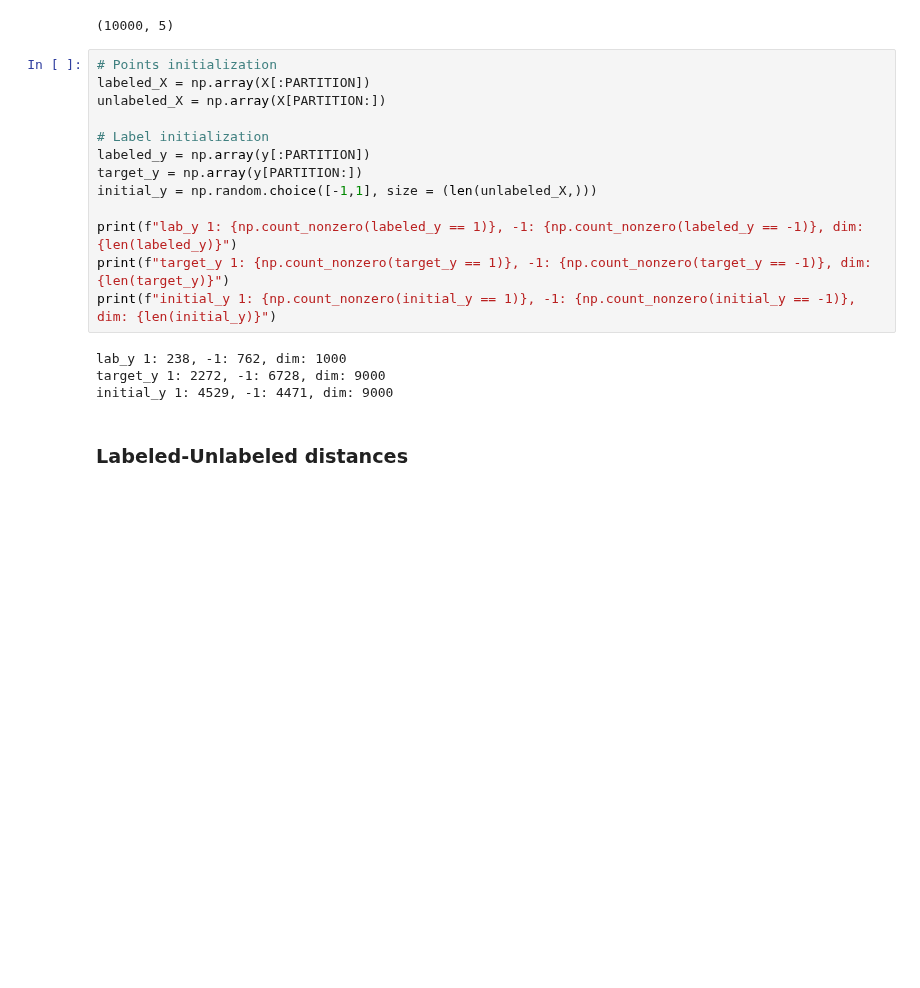
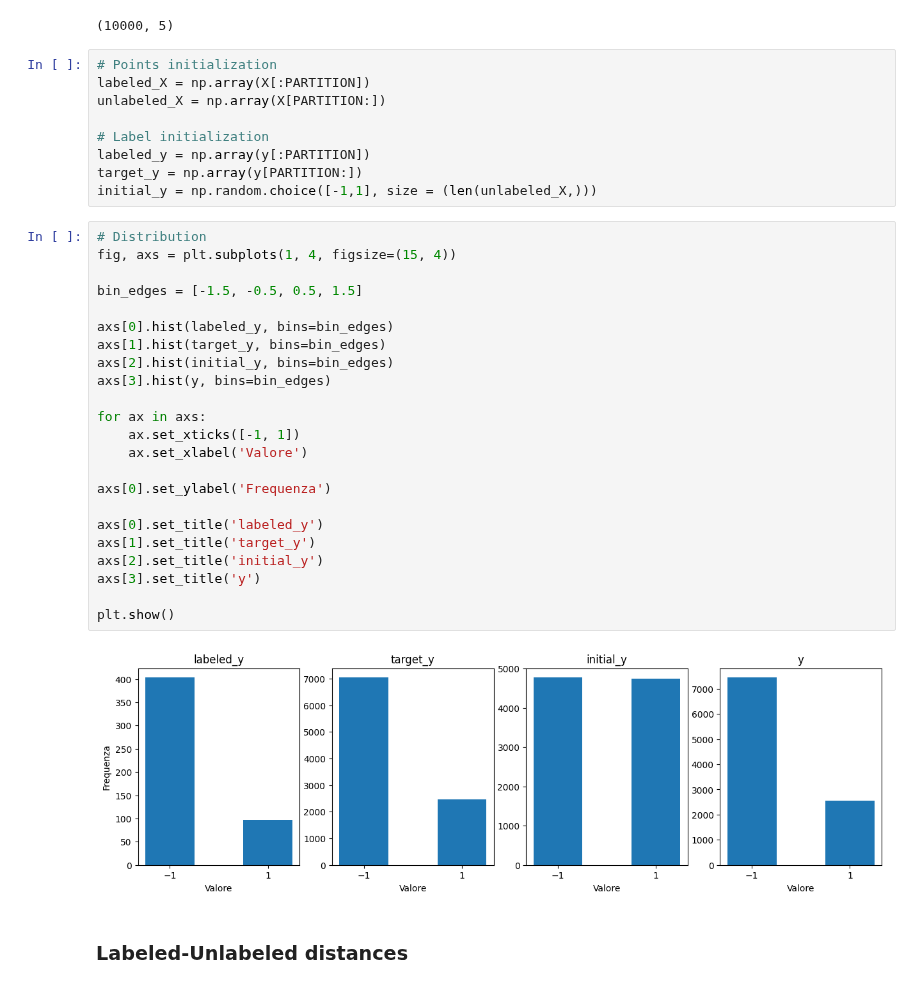
Before and after one commit to RobEngin/Optimization-Gradient-Descent, a Jupyter notebook: Homework1.ipynb, the cells around one changed output. Cells and saved outputs as stored; diff of their text form; blank space fills up the shorter version.

```diff
--- a/Homework1.ipynb
+++ b/Homework1.ipynb
@@ -88,14 +92,31 @@ unlabeled_X = np.array(X[PARTITION:])
 labeled_y = np.array(y[:PARTITION])
 target_y = np.array(y[PARTITION:])
 initial_y = np.random.choice([-1,1], size = (len(unlabeled_X,)))
-
-print(f"lab_y 1: {np.count_nonzero(labeled_y == 1)}, -1: {np.count_nonzero(labeled_y == -1)}, dim: {len(labeled_y)}")
-print(f"target_y 1: {np.count_nonzero(target_y == 1)}, -1: {np.count_nonzero(target_y == -1)}, dim: {len(target_y)}")
-print(f"initial_y 1: {np.count_nonzero(initial_y == 1)}, -1: {np.count_nonzero(initial_y == -1)}, dim: {len(initial_y)}")
-# %% [output]
-lab_y 1: 238, -1: 762, dim: 1000
-target_y 1: 2272, -1: 6728, dim: 9000
-initial_y 1: 4529, -1: 4471, dim: 9000
+# %%
+# Distribution
+fig, axs = plt.subplots(1, 4, figsize=(15, 4))
+
+bin_edges = [-1.5, -0.5, 0.5, 1.5]
+
+axs[0].hist(labeled_y, bins=bin_edges)
+axs[1].hist(target_y, bins=bin_edges)
+axs[2].hist(initial_y, bins=bin_edges)
+axs[3].hist(y, bins=bin_edges)
+
+for ax in axs:
+    ax.set_xticks([-1, 1])
+    ax.set_xlabel('Valore')
+
+axs[0].set_ylabel('Frequenza')
+
+axs[0].set_title('labeled_y')
+axs[1].set_title('target_y')
+axs[2].set_title('initial_y')
+axs[3].set_title('y')
+
+plt.show()
+# %% [output]
+[figure, added]
 # %% [markdown]
 ### Labeled-Unlabeled distances
 # %%
```
Also changed, not shown: parts of 23 cells of this notebook.
